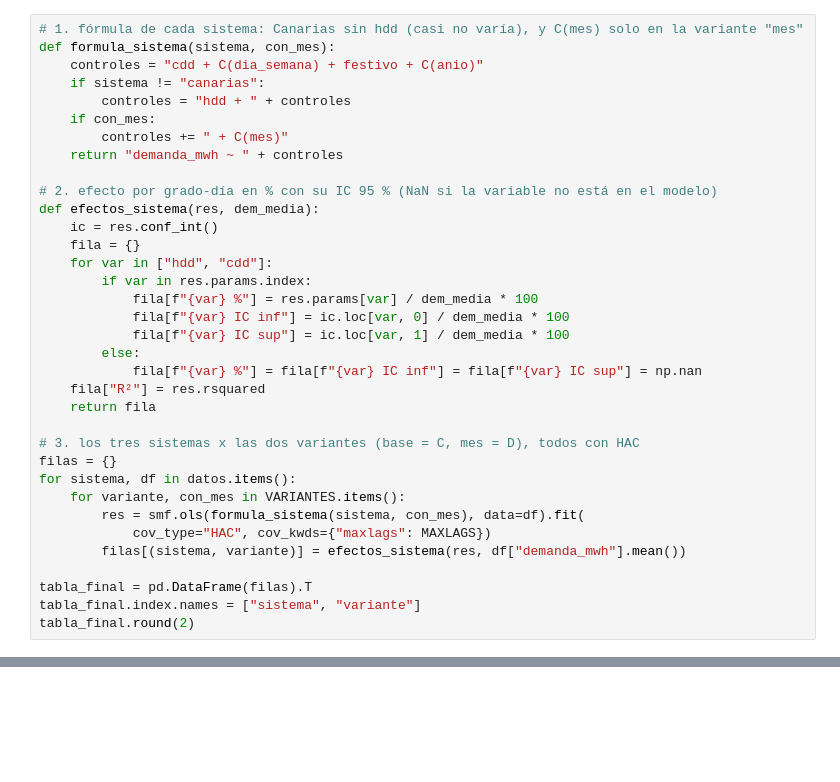
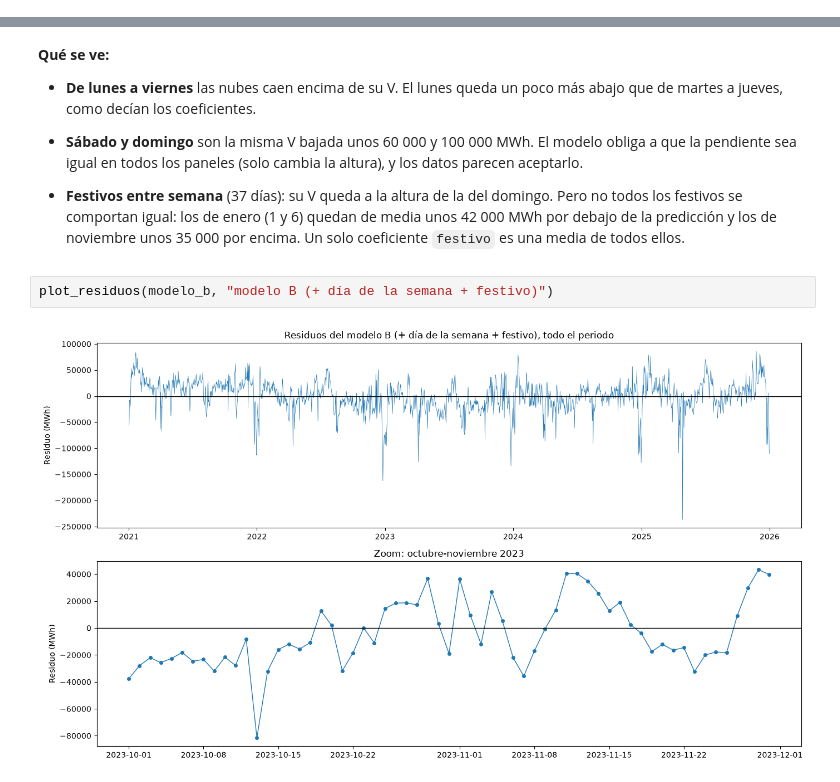
Before and after one commit to Lopez-Pabl0/elec-temp-spain, a Jupyter notebook: notebooks/02_modelo.ipynb, the cells around one changed output, grey strips where cells are left out. Drawn from its saved outputs; the diff is of its cells as text; blank space fills up the shorter version.

```diff
--- a/notebooks/02_modelo.ipynb
+++ b/notebooks/02_modelo.ipynb
@@ -474,35 +0,0 @@ canarias_hdd.round(2)
-# %%
-# 1. fórmula de cada sistema: Canarias sin hdd (casi no varía), y C(mes) solo en la variante "mes"
-def formula_sistema(sistema, con_mes):
-    controles = "cdd + C(dia_semana) + festivo + C(anio)"
-    if sistema != "canarias":
-        controles = "hdd + " + controles
-    if con_mes:
-        controles += " + C(mes)"
-    return "demanda_mwh ~ " + controles
-
-# 2. efecto por grado-día en % con su IC 95 % (NaN si la variable no está en el modelo)
-def efectos_sistema(res, dem_media):
-    ic = res.conf_int()
-    fila = {}
-    for var in ["hdd", "cdd"]:
-        if var in res.params.index:
-            fila[f"{var} %"] = res.params[var] / dem_media * 100
-            fila[f"{var} IC inf"] = ic.loc[var, 0] / dem_media * 100
-            fila[f"{var} IC sup"] = ic.loc[var, 1] / dem_media * 100
-        else:
-            fila[f"{var} %"] = fila[f"{var} IC inf"] = fila[f"{var} IC sup"] = np.nan
-    fila["R²"] = res.rsquared
-    return fila
-
-# 3. los tres sistemas x las dos variantes (base = C, mes = D), todos con HAC
-filas = {}
-for sistema, df in datos.items():
-    for variante, con_mes in VARIANTES.items():
-        res = smf.ols(formula_sistema(sistema, con_mes), data=df).fit(
-            cov_type="HAC", cov_kwds={"maxlags": MAXLAGS})
-        filas[(sistema, variante)] = efectos_sistema(res, df["demanda_mwh"].mean())
-
-tabla_final = pd.DataFrame(filas).T
-tabla_final.index.names = ["sistema", "variante"]
-tabla_final.round(2)
@@ -564,0 +225,11 @@ Cada rango va del valor con `C(mes)` (modelo D) al valor sin `C(mes)` (modelo C)
+# %% [markdown]
+**Qué se ve:**
+- **De lunes a viernes** las nubes caen encima de su V. El lunes queda un poco más abajo que de martes a jueves, como decían los coeficientes.
+
+- **Sábado y domingo** son la misma V bajada unos 60 000 y 100 000 MWh. El modelo obliga a que la pendiente sea igual en todos los paneles (solo cambia la altura), y los datos parecen aceptarlo.
+
+- **Festivos entre semana** (37 días): su V queda a la altura de la del domingo. Pero no todos los festivos se comportan igual: los de enero (1 y 6) quedan de media unos 42 000 MWh por debajo de la predicción y los de noviembre unos 35 000 por encima. Un solo coeficiente `festivo` es una media de todos ellos.
+# %%
+plot_residuos(modelo_b, "modelo B (+ día de la semana + festivo)")
+# %% [output]
+[figure, added]
```
Also changed, not shown: parts of 51 cells of this notebook.
